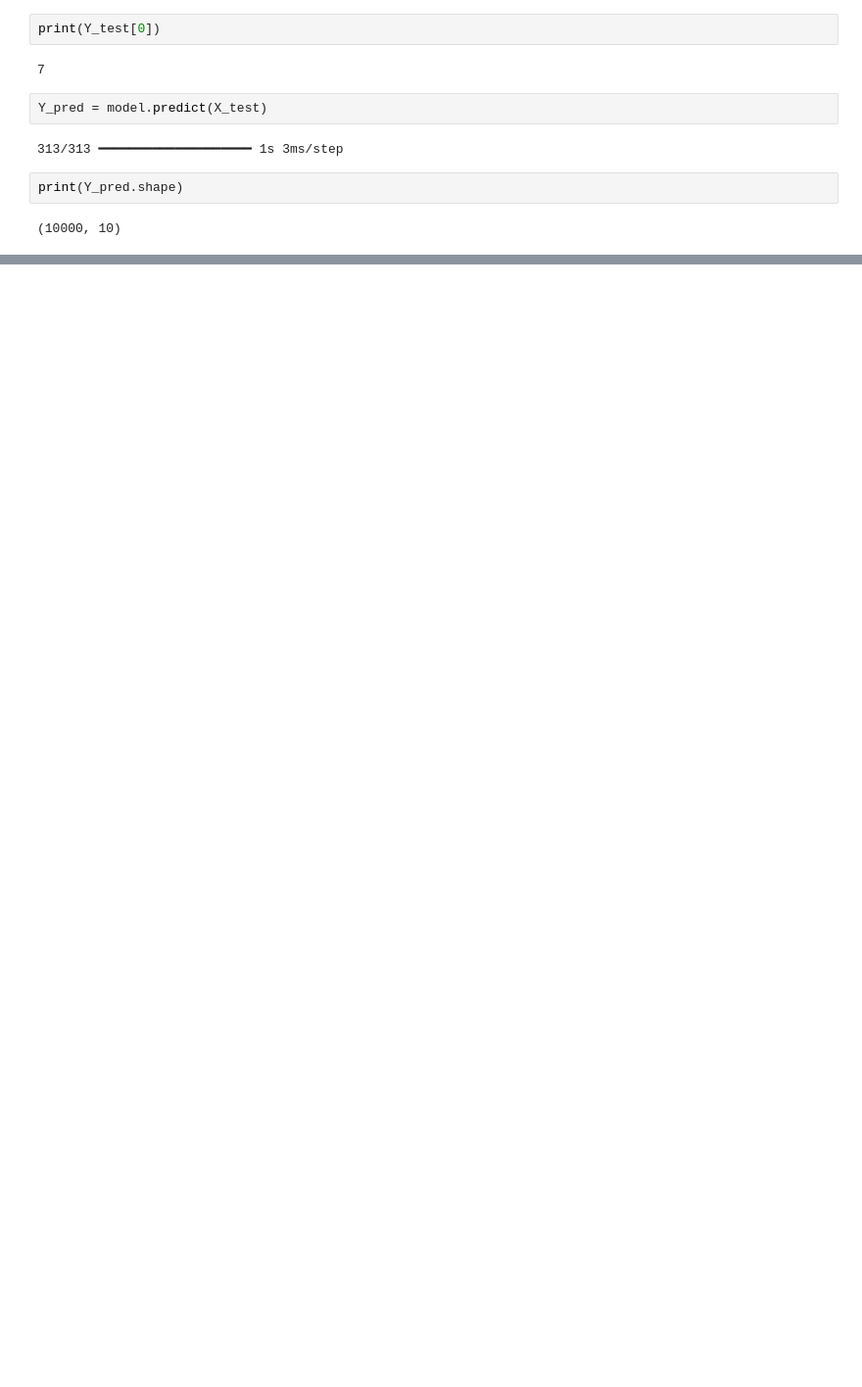
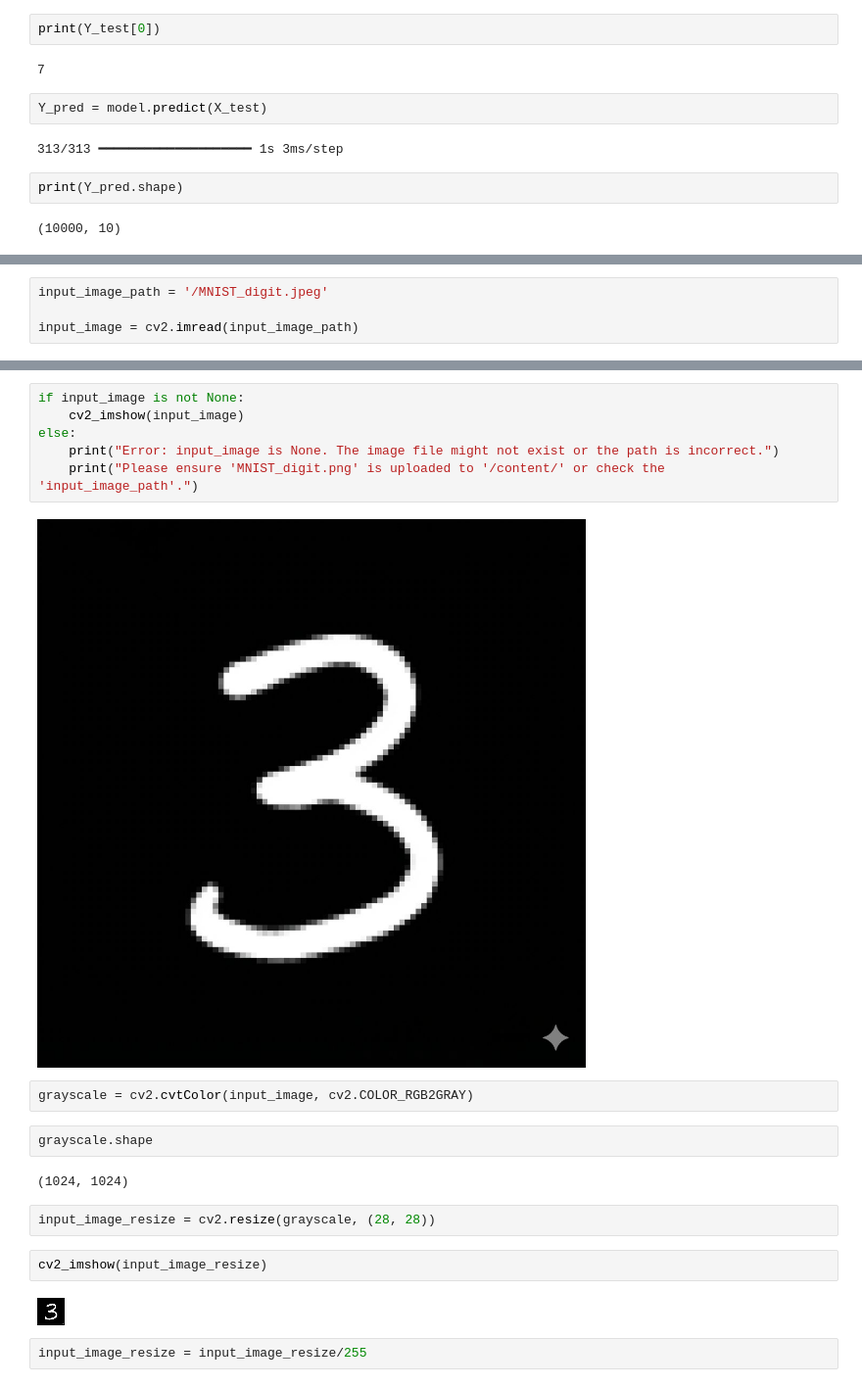
Before and after one commit to subhashiitb/100-Days-of-ML, a Jupyter notebook: DL-Project/MNIST/MNIST-digit-classification-dl.ipynb, the cells around one changed output, grey strips where cells are left out. Shown at 98% size. Drawn from its saved outputs; the diff is of its cells as text; blank space fills up the shorter version.

```diff
--- a/DL-Project/MNIST/MNIST-digit-classification-dl.ipynb
+++ b/DL-Project/MNIST/MNIST-digit-classification-dl.ipynb
@@ -188,0 +241,4 @@ print(Y_pred.shape)
+# %%
+input_image_path = '/MNIST_digit.jpeg'
+
+input_image = cv2.imread(input_image_path)
@@ -188,0 +275,22 @@ print(Y_pred.shape)
+# %%
+if input_image is not None:
+    cv2_imshow(input_image)
+else:
+    print("Error: input_image is None. The image file might not exist or the path is incorrect.")
+    print("Please ensure 'MNIST_digit.png' is uploaded to '/content/' or check the 'input_image_path'.")
+# %% [output]
+[figure, added]
+# %%
+grayscale = cv2.cvtColor(input_image, cv2.COLOR_RGB2GRAY)
+# %%
+grayscale.shape
+# %% [output]
+(1024, 1024)
+# %%
+input_image_resize = cv2.resize(grayscale, (28, 28))
+# %%
+cv2_imshow(input_image_resize)
+# %% [output]
+[figure, added]
+# %%
+input_image_resize = input_image_resize/255
```
Also changed, not shown: parts of 20 cells of this notebook.
